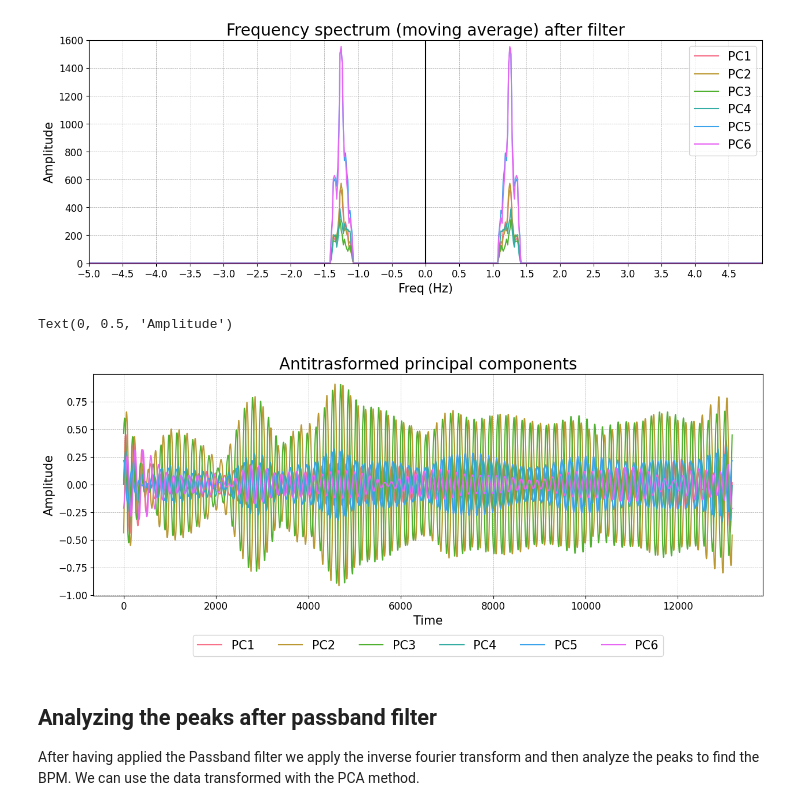
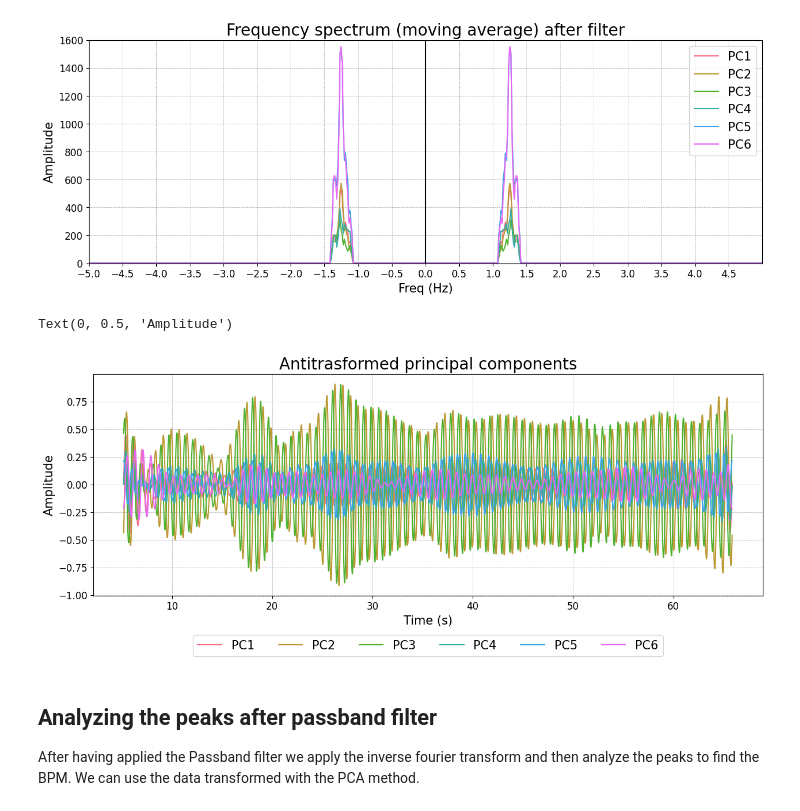
Before and after one commit to paololapo/HeartRateEstimation, a Jupyter notebook: Real_Project.ipynb, the cells around one changed output. Cells and saved outputs as stored; diff of their text form; code cells hidden in the pictures.

Commit message:
Fixed time

```diff
--- a/Real_Project.ipynb
+++ b/Real_Project.ipynb
@@ -424,21 +423,21 @@ ax.legend(fontsize=15)
 # %%
 fig, ax = plt.subplots(figsize=(15, 5))
 plt.grid(True, linestyle='--', linewidth=0.5, alpha=0.7, color='gray')
 
 palette = sns.color_palette("husl", most_important_features_number)
 assert len(pca_indeces) == len(palette), "Size error"
 
 for i, color in zip(pca_indeces, palette):
-    ax.plot(np.arange(len(inversed_sig_fft.real[:, i])), inversed_sig_fft.real[:, i], color=color, label="PC"+str(i+1))
+    ax.plot(cleaned_data["Time"].values, inversed_sig_fft.real[:, i], color=color, label="PC"+str(i+1))
 
 ax.set_title("Antitrasformed principal components", fontsize=20)
 ax.legend(loc='lower center', bbox_to_anchor=(0.5, -0.3), ncols = most_important_features_number, fontsize=15)
 ax.tick_params(axis='both', labelsize=12)
-ax.set_xlabel("Time", fontsize=15)
+ax.set_xlabel("Time (s)", fontsize=15)
 ax.set_ylabel("Amplitude", fontsize=15)
 # %% [output]
 Text(0, 0.5, 'Amplitude')
-[figure, old version]
+[figure, new version]
 # %% [markdown]
 ## Analyzing the peaks after passband filter
 
```
Also changed, not shown: parts of 5 cells of this notebook.
